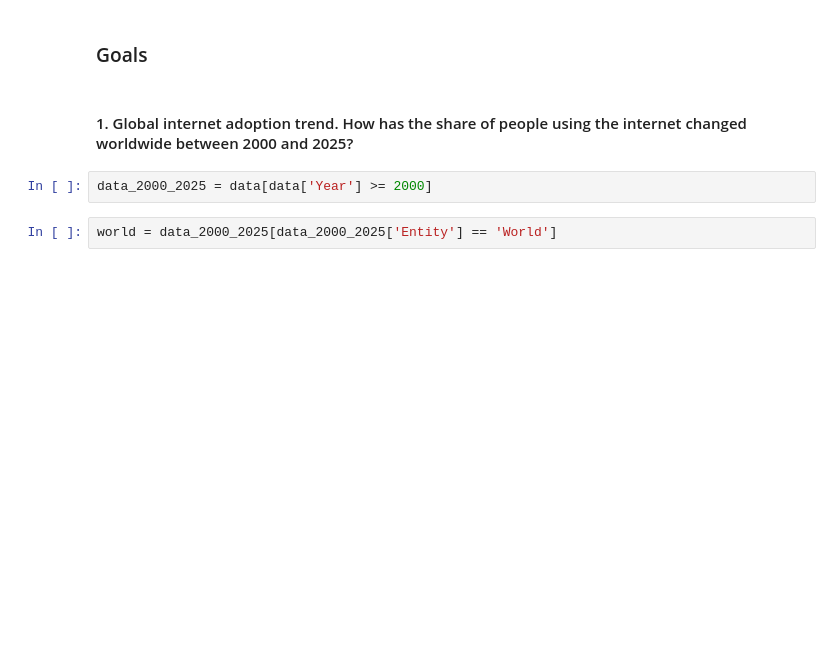
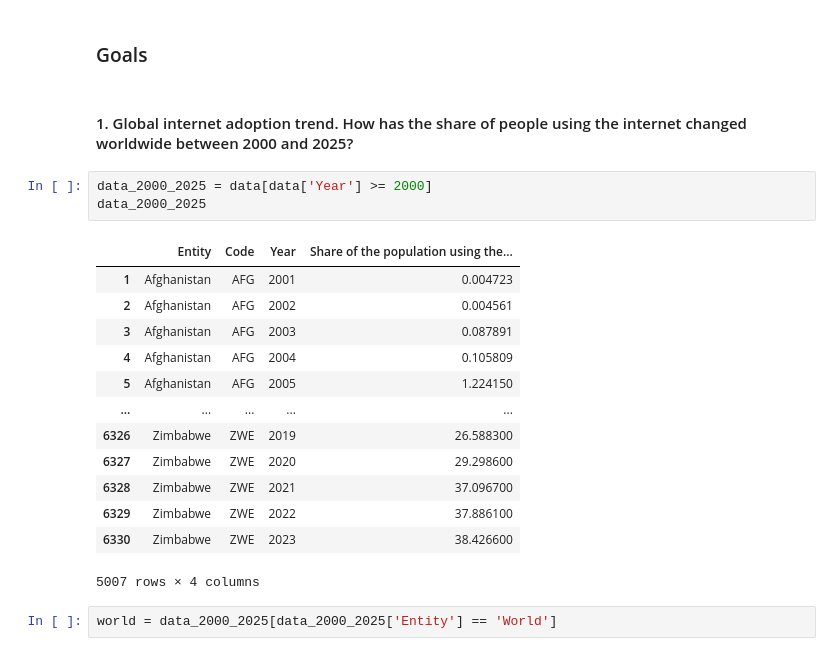
Before and after one commit to esabaliauskaite/internet-user-data-analysis, a Jupyter notebook: notebooks/02-exploratory-analysis.ipynb, the cells around one changed output. Saved outputs shown, nothing was run; the diff lists cells and outputs as text; blank space fills up the shorter version.

```diff
--- a/notebooks/02-exploratory-analysis.ipynb
+++ b/notebooks/02-exploratory-analysis.ipynb
@@ -33,6 +33,21 @@ data = pd.read_csv("../data/raw/share-of-individuals-using-the-internet.csv")
 #### 1. Global internet adoption trend. How has the share of people using the internet changed worldwide between 2000 and 2025?
 # %%
 data_2000_2025 = data[data['Year'] >= 2000]
+data_2000_2025
+# %% [output]
+|  | Entity | Code | Year | Share of the population using the... |
+| 1 | Afghanistan | AFG | 2001 | 0.004723 |
+| 2 | Afghanistan | AFG | 2002 | 0.004561 |
+| 3 | Afghanistan | AFG | 2003 | 0.087891 |
+| 4 | Afghanistan | AFG | 2004 | 0.105809 |
+| 5 | Afghanistan | AFG | 2005 | 1.224150 |
+| ... | ... | ... | ... | ... |
+| 6326 | Zimbabwe | ZWE | 2019 | 26.588300 |
+| 6327 | Zimbabwe | ZWE | 2020 | 29.298600 |
+| 6328 | Zimbabwe | ZWE | 2021 | 37.096700 |
+| 6329 | Zimbabwe | ZWE | 2022 | 37.886100 |
+| 6330 | Zimbabwe | ZWE | 2023 | 38.426600 |
+5007 rows × 4 columns
 # %%
 world = data_2000_2025[data_2000_2025['Entity'] == 'World']
 # %%
```
Also changed, not shown: parts of 20 cells of this notebook, 6 other files.
